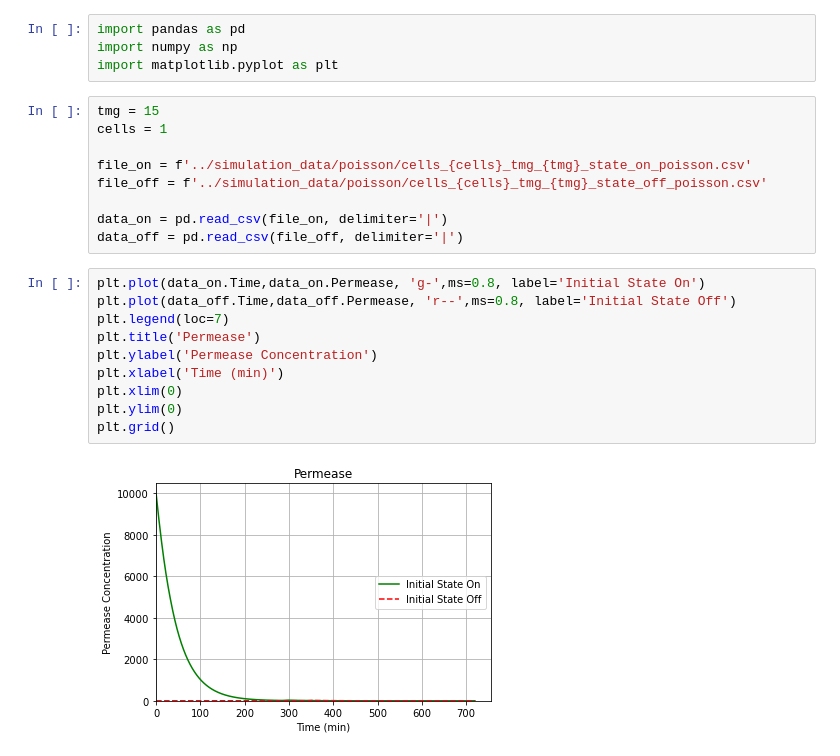
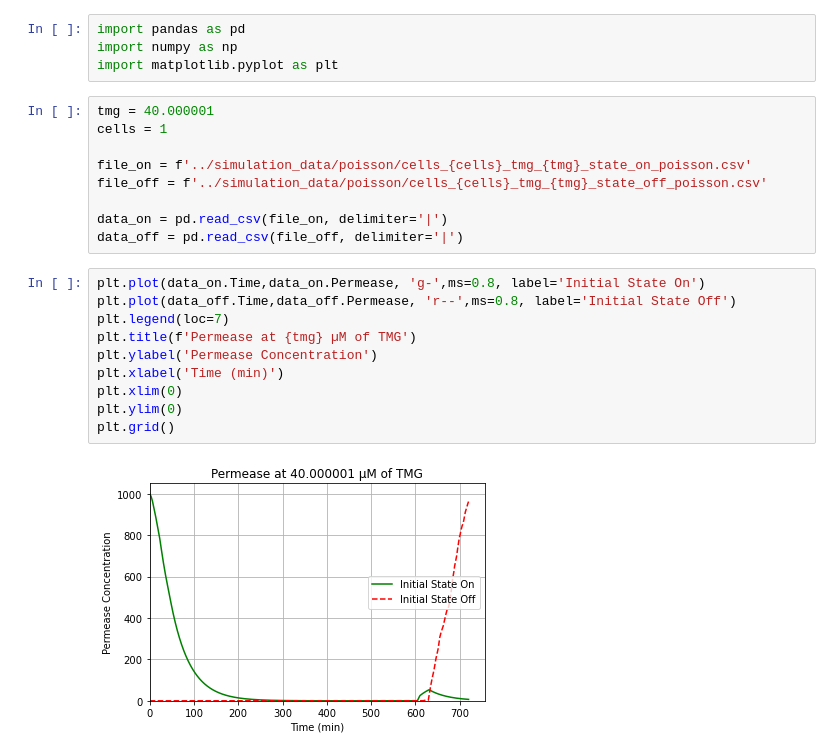
Before and after one commit to SergioPachonDotor/LacI_model, a Jupyter notebook: data_show/poisson_data_show.ipynb, the cells around one changed output. Drawn from its saved outputs; the diff is of its cells as text.

```diff
--- a/data_show/poisson_data_show.ipynb
+++ b/data_show/poisson_data_show.ipynb
@@ -3,7 +3,7 @@ import pandas as pd
 import numpy as np
 import matplotlib.pyplot as plt
 # %%
-tmg = 15
+tmg = 40.000001
 cells = 1
 
 file_on = f'../simulation_data/poisson/cells_{cells}_tmg_{tmg}_state_on_poisson.csv'
@@ -14,15 +14,15 @@ data_off = pd.read_csv(file_off, delimiter='|')
 # %%
 plt.plot(data_on.Time,data_on.Permease, 'g-',ms=0.8, label='Initial State On')
 plt.plot(data_off.Time,data_off.Permease, 'r--',ms=0.8, label='Initial State Off')
 plt.legend(loc=7)
-plt.title('Permease')
+plt.title(f'Permease at {tmg} µM of TMG')
 plt.ylabel('Permease Concentration')
 plt.xlabel('Time (min)')
 plt.xlim(0)
 plt.ylim(0)
 plt.grid()
 # %% [output]
-[figure, old version]
+[figure, new version]
 # %%
 plt.plot(data_on.Time,data_on.mRNA, 'g-',ms=0.8, label='Initial State On', linewidth=0.5)
 plt.plot(data_off.Time,data_off.mRNA, 'r--',ms=0.8, label='Initial State Off',linewidth=0.5)
```
Also changed, not shown: parts of 5 cells of this notebook, 10 other files.
